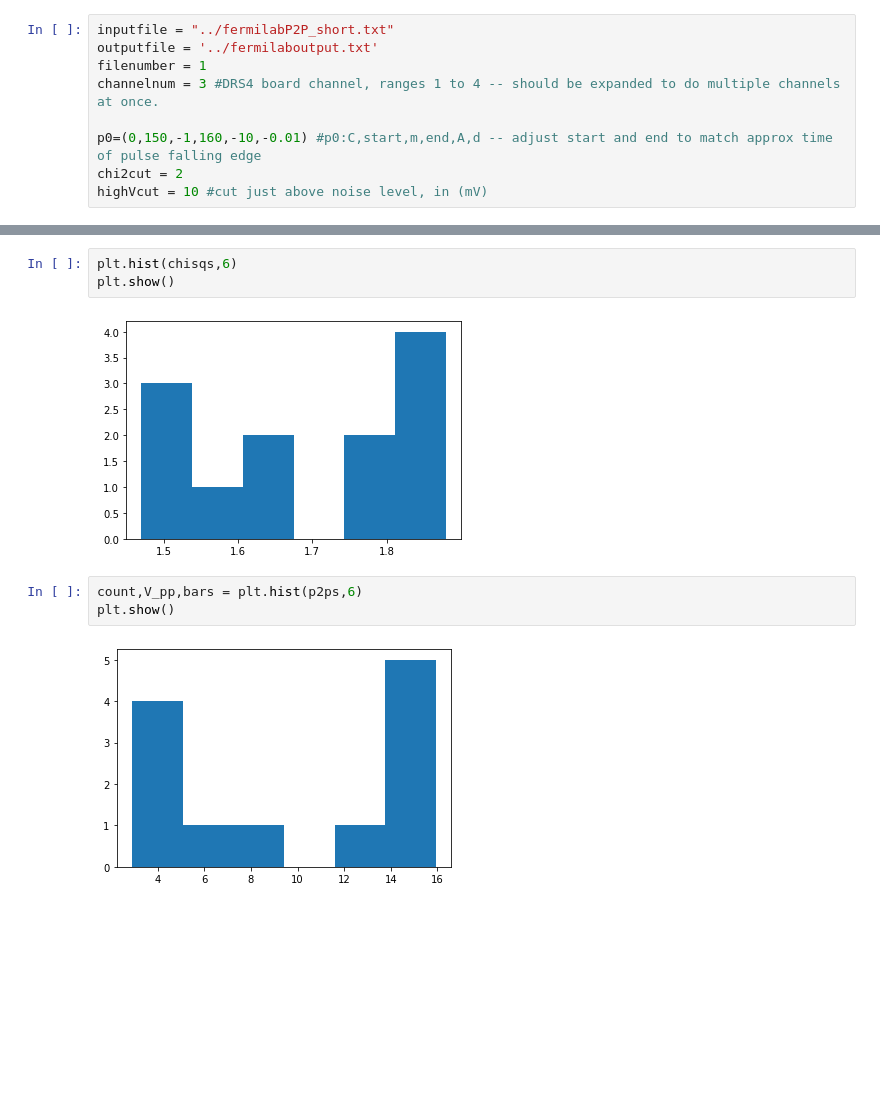
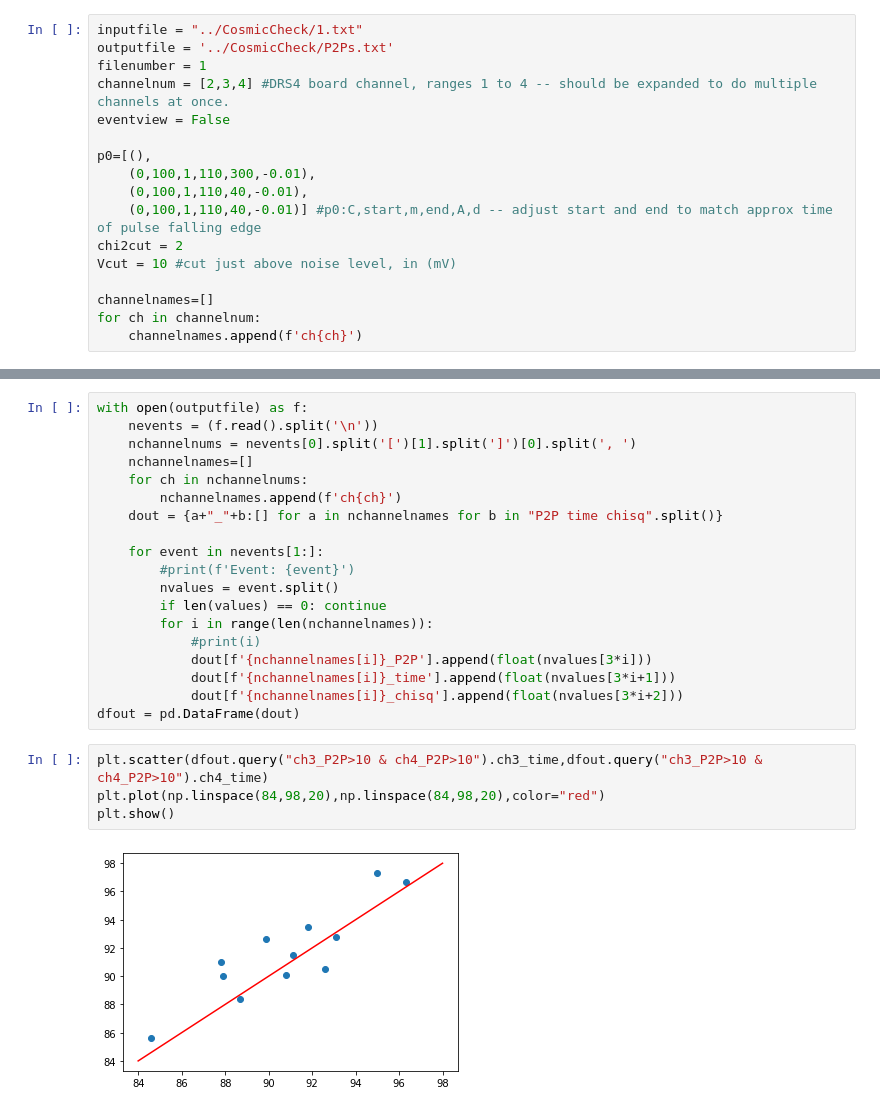
Before and after one commit to peckalec/SiPM-Studies, a Jupyter notebook: ConvertToP2P.ipynb, the cells around one changed output, grey strips where cells are left out. Drawn from its saved outputs; the diff is of its cells as text; blank space fills up the shorter version.

```diff
--- a/ConvertToP2P.ipynb
+++ b/ConvertToP2P.ipynb
@@ -15,12 +15,20 @@ def waveform(x, C, start, m, end, A, d):
     funclist = [lambda x: C, lambda x: m*x+(C - m*start), lambda x: (A * np.exp(d * x) + (m*end + (C - m*start) - A * np.exp(d*end)))]
     return np.piecewise(x, condlist, funclist)
 # %%
-inputfile = "../fermilabP2P_short.txt"
-outputfile = '../fermilaboutput.txt'
+inputfile = "../CosmicCheck/1.txt"
+outputfile = '../CosmicCheck/P2Ps.txt'
 filenumber = 1
-channelnum = 3 #DRS4 board channel, ranges 1 to 4 -- should be expanded to do multiple channels at once.
+channelnum = [2,3,4] #DRS4 board channel, ranges 1 to 4 -- should be expanded to do multiple channels at once.
+eventview = False
 
-p0=(0,150,-1,160,-10,-0.01) #p0:C,start,m,end,A,d -- adjust start and end to match approx time of pulse falling edge
+p0=[(),
+    (0,100,1,110,300,-0.01),
+    (0,100,1,110,40,-0.01),
+    (0,100,1,110,40,-0.01)] #p0:C,start,m,end,A,d -- adjust start and end to match approx time of pulse falling edge
 chi2cut = 2
-highVcut = 10 #cut just above noise level, in (mV)
+Vcut = 10 #cut just above noise level, in (mV)
+
+channelnames=[]
+for ch in channelnum:
+    channelnames.append(f'ch{ch}')
 # %%
@@ -94,10 +105,25 @@ Low Chi Squared events: 12
-# %%
-plt.hist(chisqs,6)
-plt.show()
-# %% [output]
-[figure, removed]
-# %%
-count,V_pp,bars = plt.hist(p2ps,6)
-plt.show()
-# %% [output]
-[figure, removed]
+# %%
+with open(outputfile) as f:
+    nevents = (f.read().split('\n'))
+    nchannelnums = nevents[0].split('[')[1].split(']')[0].split(', ')
+    nchannelnames=[]
+    for ch in nchannelnums:
+        nchannelnames.append(f'ch{ch}')
+    dout = {a+"_"+b:[] for a in nchannelnames for b in "P2P time chisq".split()}
+
+    for event in nevents[1:]:
+        #print(f'Event: {event}')
+        nvalues = event.split()
+        if len(values) == 0: continue
+        for i in range(len(nchannelnames)):
+            #print(i)
+            dout[f'{nchannelnames[i]}_P2P'].append(float(nvalues[3*i]))
+            dout[f'{nchannelnames[i]}_time'].append(float(nvalues[3*i+1]))
+            dout[f'{nchannelnames[i]}_chisq'].append(float(nvalues[3*i+2]))
+dfout = pd.DataFrame(dout)
+# %%
+plt.scatter(dfout.query("ch3_P2P>10 & ch4_P2P>10").ch3_time,dfout.query("ch3_P2P>10 & ch4_P2P>10").ch4_time)
+plt.plot(np.linspace(84,98,20),np.linspace(84,98,20),color="red")
+plt.show()
+# %% [output]
+[figure, added]
```
Also changed, not shown: parts of 4 cells of this notebook.
